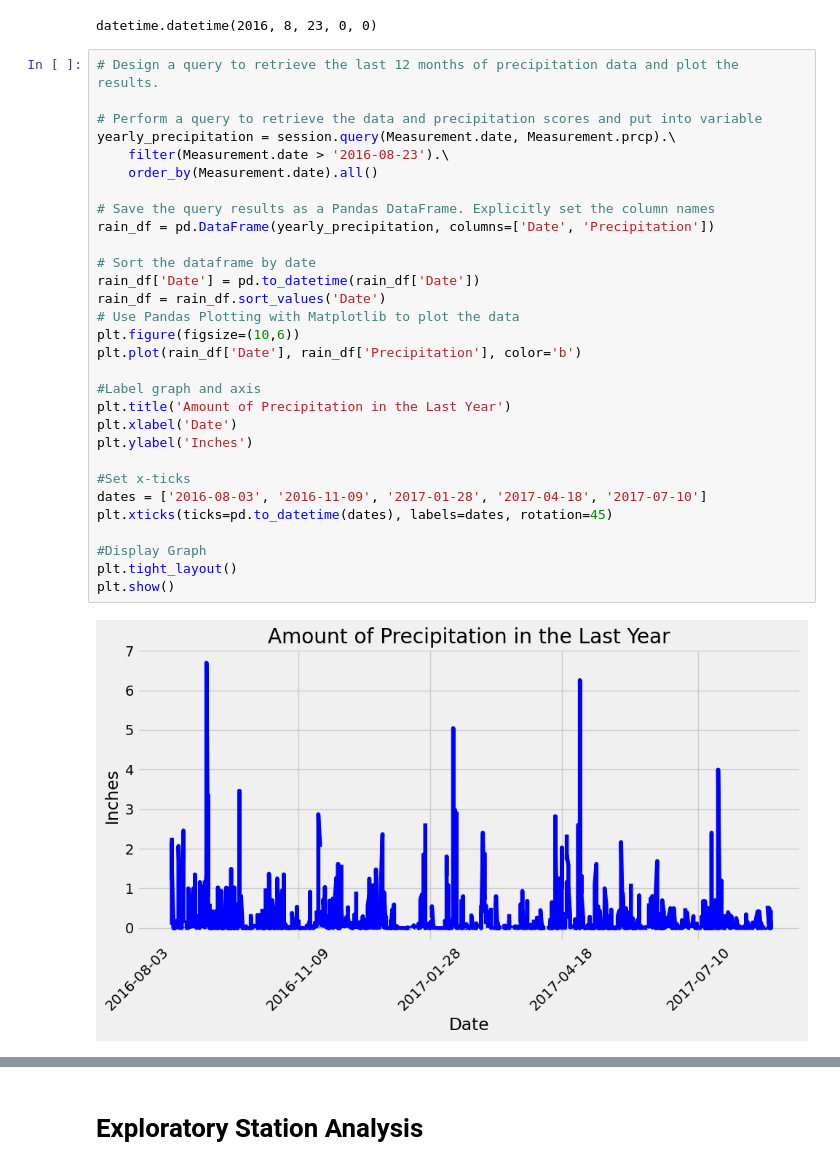
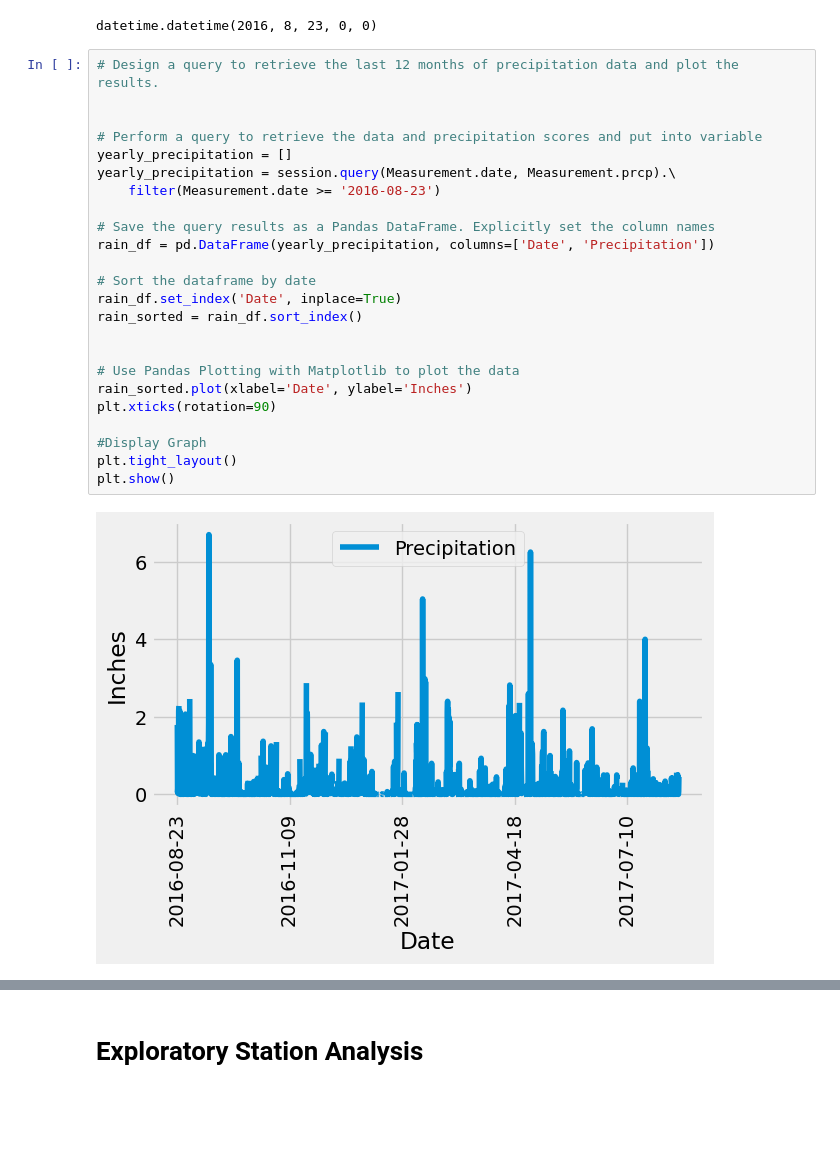
Before and after one commit to zachrehfuss/sqlAlchemy-Challenge, a Jupyter notebook: climate_starter.ipynb, the cells around one changed output, grey strips where cells are left out. Drawn from its saved outputs; the diff is of its cells as text; blank space fills up the shorter version.

Commit message:
fixed code for bar graph, histogram needs fixing

```diff
--- a/climate_starter.ipynb
+++ b/climate_starter.ipynb
@@ -76,35 +64,29 @@ datetime.datetime(2016, 8, 23, 0, 0)
 # %%
 # Design a query to retrieve the last 12 months of precipitation data and plot the results.
 
+
 # Perform a query to retrieve the data and precipitation scores and put into variable
+yearly_precipitation = []
 yearly_precipitation = session.query(Measurement.date, Measurement.prcp).\
-    filter(Measurement.date > '2016-08-23').\
-    order_by(Measurement.date).all()
+    filter(Measurement.date >= '2016-08-23')
 
 # Save the query results as a Pandas DataFrame. Explicitly set the column names
 rain_df = pd.DataFrame(yearly_precipitation, columns=['Date', 'Precipitation'])
 
 # Sort the dataframe by date
-rain_df['Date'] = pd.to_datetime(rain_df['Date'])
-rain_df = rain_df.sort_values('Date')
+rain_df.set_index('Date', inplace=True)
+rain_sorted = rain_df.sort_index()
+
+
 # Use Pandas Plotting with Matplotlib to plot the data
-plt.figure(figsize=(10,6))
-plt.plot(rain_df['Date'], rain_df['Precipitation'], color='b')
-
-#Label graph and axis
-plt.title('Amount of Precipitation in the Last Year')
-plt.xlabel('Date')
-plt.ylabel('Inches')
-
-#Set x-ticks
-dates = ['2016-08-03', '2016-11-09', '2017-01-28', '2017-04-18', '2017-07-10']
-plt.xticks(ticks=pd.to_datetime(dates), labels=dates, rotation=45)
+rain_sorted.plot(xlabel='Date', ylabel='Inches')
+plt.xticks(rotation=90)
 
 #Display Graph
 plt.tight_layout()
 plt.show()
 # %% [output]
-[figure, old version]
+[figure, new version]
 # %%
 # Use Pandas to calculate the summary statistics for the precipitation data
 rain_df['Precipitation'].describe()
```
Also changed, not shown: parts of 9 cells of this notebook.
